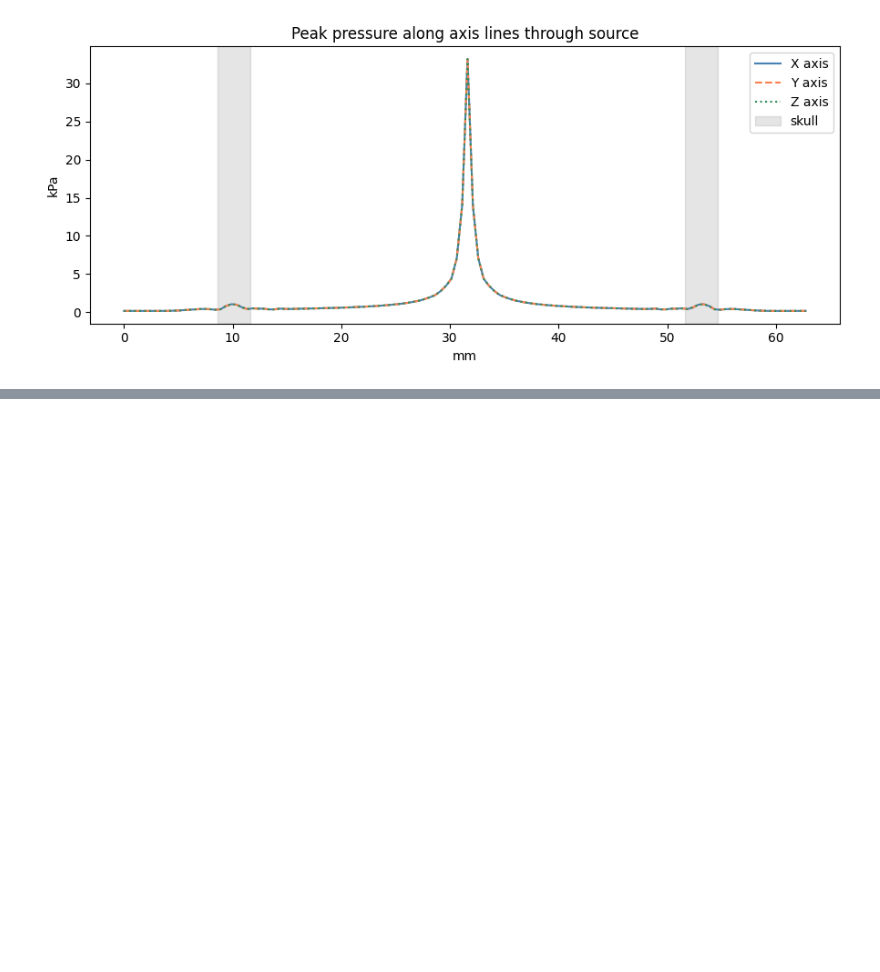
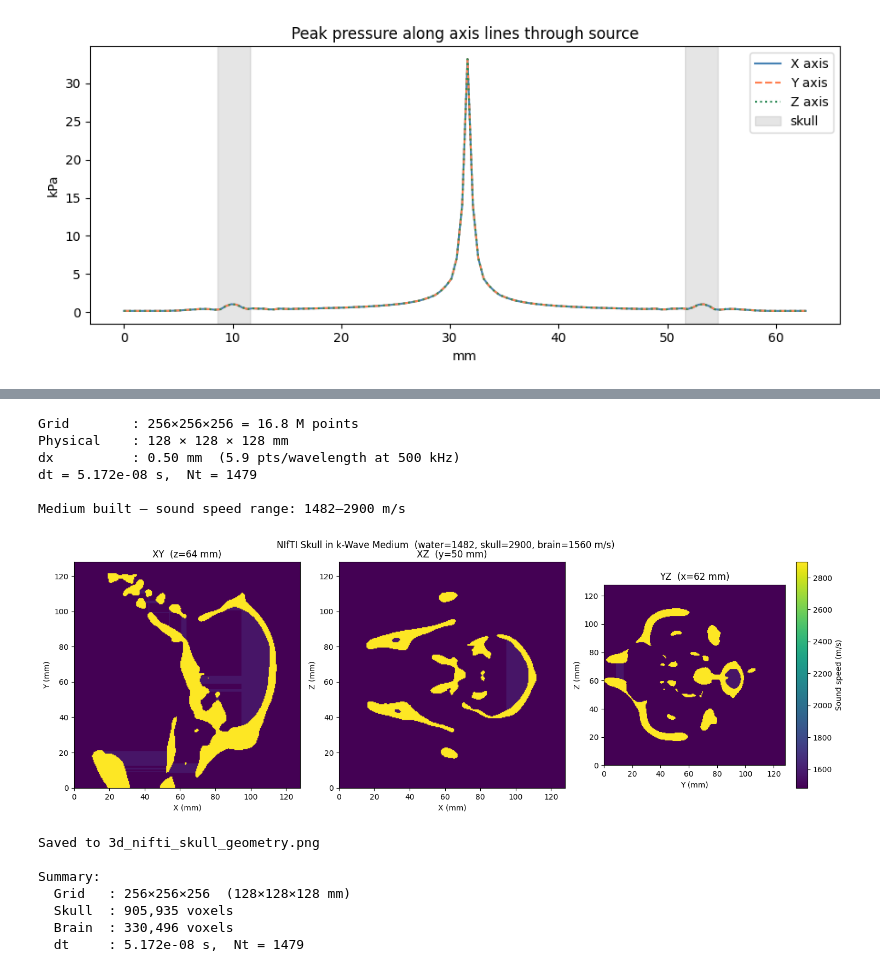
Before and after one commit to BenGitai/Brain-Ultrasound-Code-Pesaran-, a Jupyter notebook: 3dkwave.ipynb, the cells around one changed output, grey strips where cells are left out. Saved outputs shown, nothing was run; the diff lists cells and outputs as text; code cells hidden in the pictures; blank space fills up the shorter version.

```diff
--- a/3dkwave.ipynb
+++ b/3dkwave.ipynb
@@ -362,0 +585,74 @@ plt.show()
+# %%
+# ── k-Wave grid and medium ───────────────────────────────────────────────────
+Nx_n, Ny_n, Nz_n = skull_pad.shape   # 256, 256, 256
+
+kgrid_nii = kWaveGrid([Nx_n, Ny_n, Nz_n], [dx_nii, dx_nii, dx_nii])
+kgrid_nii.makeTime(c_skull, cfl=0.3)
+
+print(f'Grid        : {Nx_n}×{Ny_n}×{Nz_n} = {Nx_n*Ny_n*Nz_n/1e6:.1f} M points')
+print(f'Physical    : {Nx_n*dx_nii*1e3:.0f} × {Ny_n*dx_nii*1e3:.0f} × {Nz_n*dx_nii*1e3:.0f} mm')
+print(f'dx          : {dx_nii*1e3:.2f} mm  ({c_water / (dx_nii * freq):.1f} pts/wavelength at 500 kHz)')
+print(f'dt = {kgrid_nii.dt:.3e} s,  Nt = {kgrid_nii.Nt}')
+
+# Build heterogeneous medium
+ss_nii  = np.full((Nx_n, Ny_n, Nz_n), c_water,   dtype=np.float32)
+rho_nii = np.full((Nx_n, Ny_n, Nz_n), rho_water, dtype=np.float32)
+
+ss_nii[skull_pad]  = c_skull;   rho_nii[skull_pad]  = rho_skull
+ss_nii[brain_nii]  = c_brain;   rho_nii[brain_nii]  = rho_brain
+
+medium_nii = kWaveMedium(sound_speed=ss_nii, density=rho_nii)
+
+print(f'\nMedium built — sound speed range: {ss_nii.min():.0f}–{ss_nii.max():.0f} m/s')
+# %% [output]
+Grid        : 256×256×256 = 16.8 M points
+Physical    : 128 × 128 × 128 mm
+dx          : 0.50 mm  (5.9 pts/wavelength at 500 kHz)
+dt = 5.172e-08 s,  Nt = 1479
+
+Medium built — sound speed range: 1482–2900 m/s
+# %%
+# ── Visualise geometry: three orthogonal slices through skull centre ─────────
+# Use the bounding-box centre of the skull (in the padded volume)
+nz_idx = np.argwhere(skull_pad)
+cx_n = int(nz_idx[:, 0].mean())
+cy_n = int(nz_idx[:, 1].mean())
+cz_n = int(nz_idx[:, 2].mean())
+
+ext_x = [0, Nx_n * dx_nii * 1e3]
+ext_y = [0, Ny_n * dx_nii * 1e3]
+ext_z = [0, Nz_n * dx_nii * 1e3]
+
+kw = dict(origin='lower', cmap='viridis', vmin=c_water, vmax=c_skull)
+
+fig, axes = plt.subplots(1, 3, figsize=(15, 5))
+
+im0 = axes[0].imshow(ss_nii[:, :, cz_n].T, extent=ext_x+ext_y, **kw)
+axes[0].set(title=f'XY  (z={cz_n*dx_nii*1e3:.0f} mm)', xlabel='X (mm)', ylabel='Y (mm)')
+
+im1 = axes[1].imshow(ss_nii[:, cy_n, :].T, extent=ext_x+ext_z, **kw)
+axes[1].set(title=f'XZ  (y={cy_n*dx_nii*1e3:.0f} mm)', xlabel='X (mm)', ylabel='Z (mm)')
+
+im2 = axes[2].imshow(ss_nii[cx_n, :, :].T, extent=ext_y+ext_z, **kw)
+axes[2].set(title=f'YZ  (x={cx_n*dx_nii*1e3:.0f} mm)', xlabel='Y (mm)', ylabel='Z (mm)')
+
+plt.colorbar(im2, ax=axes[2], label='Sound speed (m/s)')
+plt.suptitle('NIfTI Skull in k-Wave Medium  (water=1482, skull=2900, brain=1560 m/s)', fontsize=12)
+plt.tight_layout()
+plt.savefig('3d_nifti_skull_geometry.png', dpi=150)
+plt.show()
+print('Saved to 3d_nifti_skull_geometry.png')
+print(f'\nSummary:')
+print(f'  Grid   : {Nx_n}×{Ny_n}×{Nz_n}  ({Nx_n*dx_nii*1e3:.0f}×{Ny_n*dx_nii*1e3:.0f}×{Nz_n*dx_nii*1e3:.0f} mm)')
+print(f'  Skull  : {skull_pad.sum():,} voxels')
+print(f'  Brain  : {brain_nii.sum():,} voxels')
+print(f'  dt     : {kgrid_nii.dt:.3e} s,  Nt = {kgrid_nii.Nt}')
+# %% [output]
+[figure, added]
+Saved to 3d_nifti_skull_geometry.png
+
+Summary:
+  Grid   : 256×256×256  (128×128×128 mm)
+  Skull  : 905,935 voxels
+  Brain  : 330,496 voxels
+  dt     : 5.172e-08 s,  Nt = 1479
```
Also changed, not shown: parts of 14 cells of this notebook, 12 other files.
